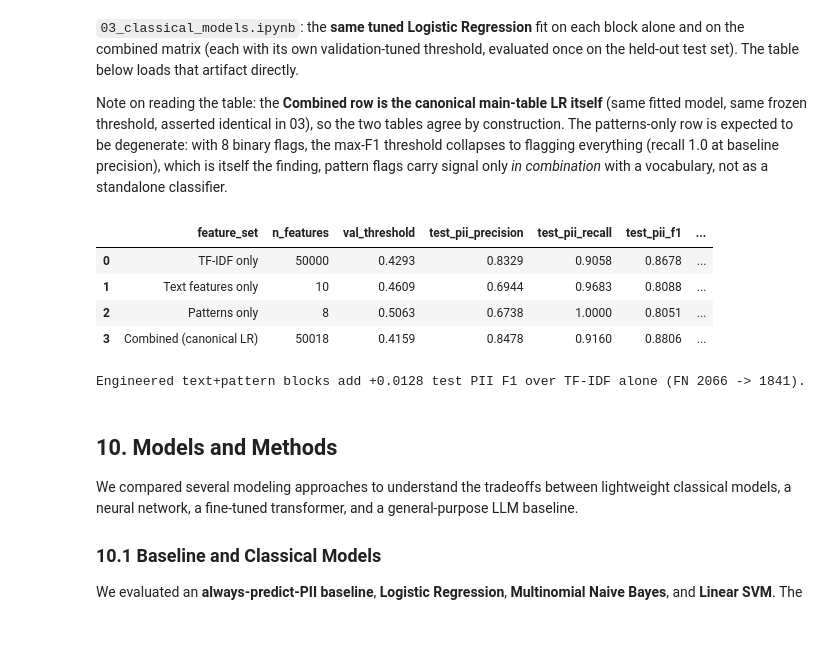
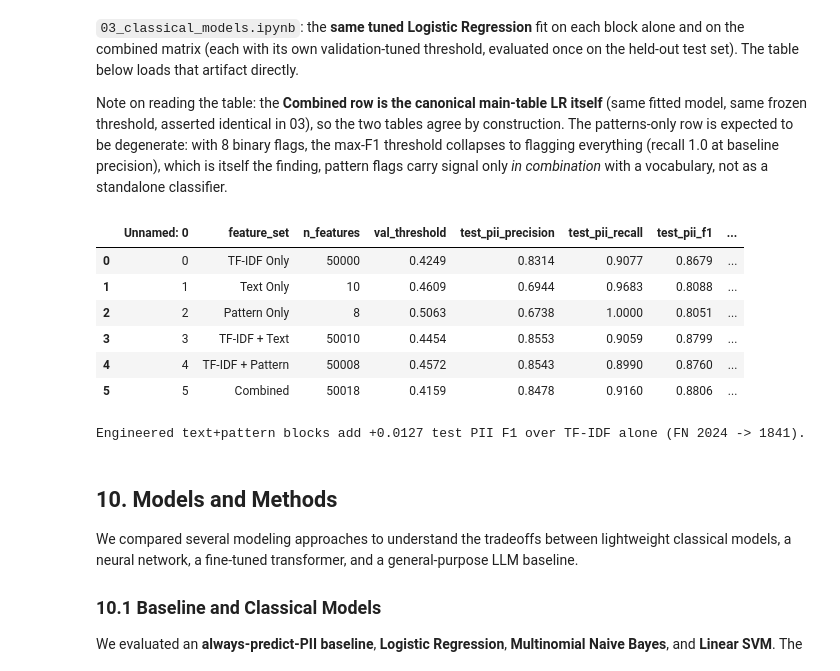
Before and after one commit to Cyber-207/cyber207_specialized_PII_detection_comparison, a Jupyter notebook: notebooks/00_Prompt_Privacy_Screening.ipynb, the cells around one changed output. Cells and saved outputs as stored; diff of their text form; code cells hidden in the pictures; blank space fills up the shorter version.

```diff
--- a/notebooks/00_Prompt_Privacy_Screening.ipynb
+++ b/notebooks/00_Prompt_Privacy_Screening.ipynb
@@ -317,25 +317,27 @@ signal only *in combination* with a vocabulary, not as a standalone classifier.
 # %%
 # feature-set ablation results (produced by 03_classical_models.ipynb)
 ablation_path = repo_root / "results" / "feature_ablation.csv"
 if ablation_path.exists():
     ablation = pd.read_csv(ablation_path)
     display(ablation)
     _comb = ablation.set_index("feature_set")
     _combined_key = next((k for k in _comb.index if k.startswith("Combined")), None)
-    if _combined_key and "TF-IDF only" in _comb.index:
-        lift = _comb.loc[_combined_key, "test_pii_f1"] - _comb.loc["TF-IDF only", "test_pii_f1"]
+    if _combined_key and "TF-IDF Only" in _comb.index:
+        lift = _comb.loc[_combined_key, "test_pii_f1"] - _comb.loc["TF-IDF Only", "test_pii_f1"]
         print(f"Engineered text+pattern blocks add {lift:+.4f} test PII F1 over TF-IDF alone "
-              f"(FN {int(_comb.loc['TF-IDF only', 'test_fn'])} -> {int(_comb.loc[_combined_key, 'test_fn'])}).")
+              f"(FN {int(_comb.loc['TF-IDF Only', 'test_fn'])} -> {int(_comb.loc[_combined_key, 'test_fn'])}).")
 else:
     print("results/feature_ablation.csv not found, run the Feature-Set Ablation section of")
     print("03_classical_models.ipynb once to generate it; this cell then renders the comparison.")
 # %% [output]
-|  | feature_set | n_features | val_threshold | test_pii_precision | test_pii_recall | test_pii_f1 | ... |
-| 0 | TF-IDF only | 50000 | 0.4293 | 0.8329 | 0.9058 | 0.8678 | ... |
-| 1 | Text features only | 10 | 0.4609 | 0.6944 | 0.9683 | 0.8088 | ... |
-| 2 | Patterns only | 8 | 0.5063 | 0.6738 | 1.0000 | 0.8051 | ... |
-| 3 | Combined (canonical LR) | 50018 | 0.4159 | 0.8478 | 0.9160 | 0.8806 | ... |
+|  | Unnamed: 0 | feature_set | n_features | val_threshold | test_pii_precision | test_pii_recall | test_pii_f1 | ... |
+| 0 | 0 | TF-IDF Only | 50000 | 0.4249 | 0.8314 | 0.9077 | 0.8679 | ... |
+| 1 | 1 | Text Only | 10 | 0.4609 | 0.6944 | 0.9683 | 0.8088 | ... |
+| 2 | 2 | Pattern Only | 8 | 0.5063 | 0.6738 | 1.0000 | 0.8051 | ... |
+| 3 | 3 | TF-IDF + Text | 50010 | 0.4454 | 0.8553 | 0.9059 | 0.8799 | ... |
+| 4 | 4 | TF-IDF + Pattern | 50008 | 0.4572 | 0.8543 | 0.8990 | 0.8760 | ... |
+| 5 | 5 | Combined | 50018 | 0.4159 | 0.8478 | 0.9160 | 0.8806 | ... |
-Engineered text+pattern blocks add +0.0128 test PII F1 over TF-IDF alone (FN 2066 -> 1841).
+Engineered text+pattern blocks add +0.0127 test PII F1 over TF-IDF alone (FN 2024 -> 1841).
 # %% [markdown]
 ## 10. Models and Methods
 
```
Also changed, not shown: parts of 1 cell of this notebook.
